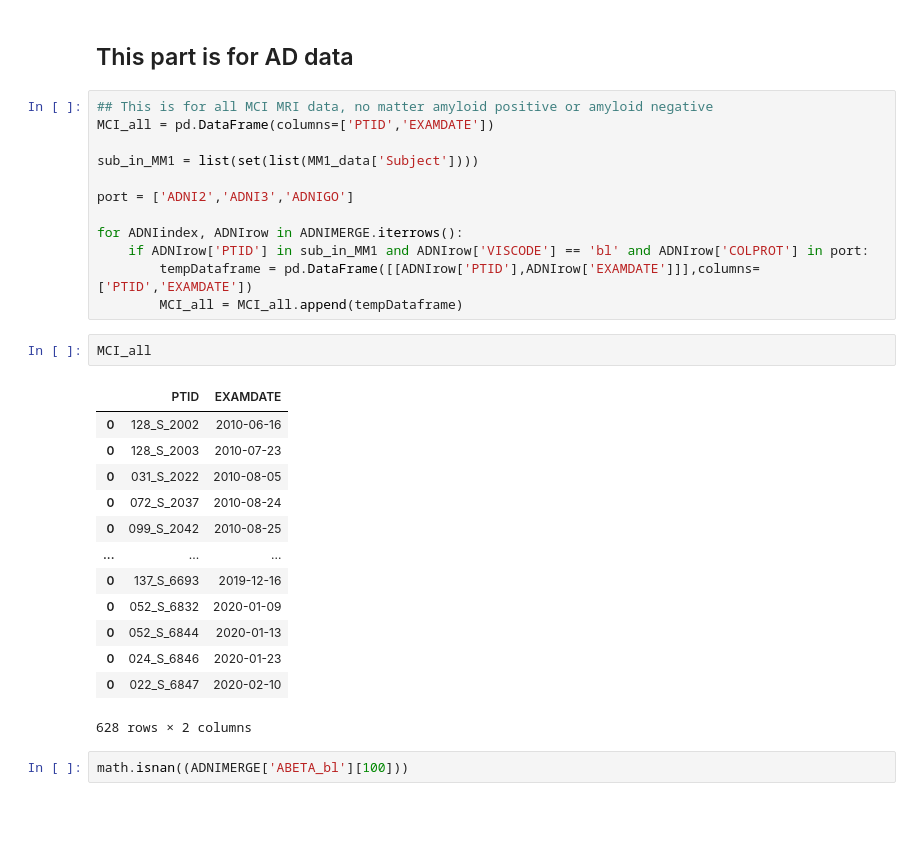
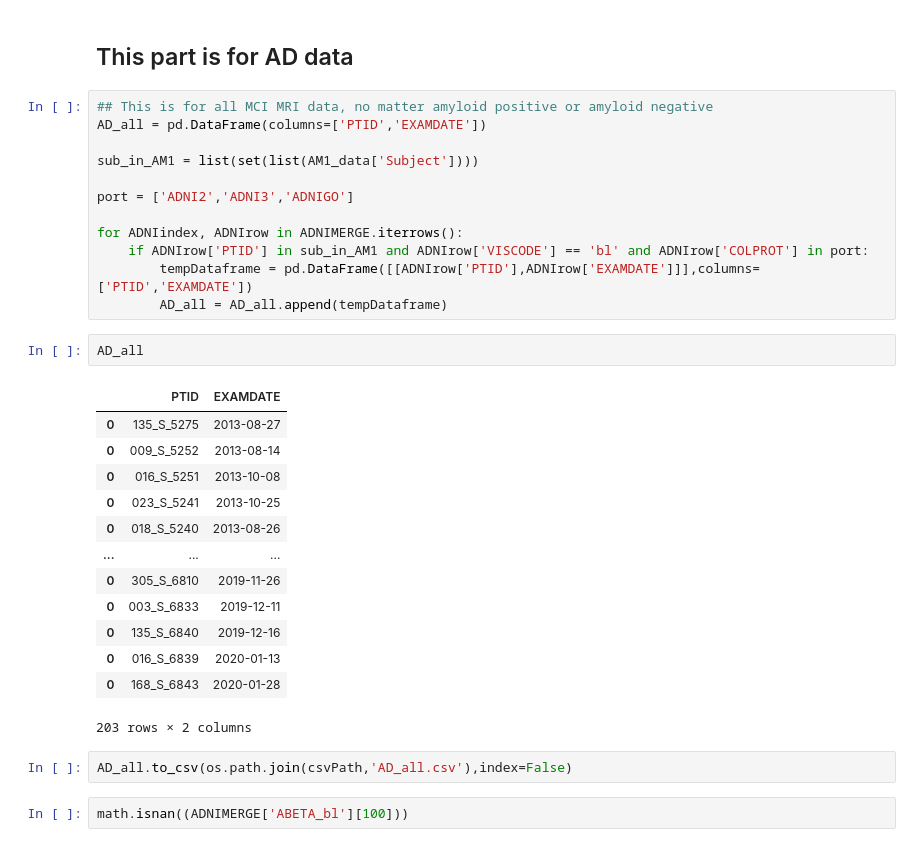
Before and after one commit to ulysses1881826/neuroScript, a Jupyter notebook: makeSpecificPeopleCSV.ipynb, the cells around one changed output. Cells and saved outputs as stored; diff of their text form; blank space fills up the shorter version.

```diff
--- a/makeSpecificPeopleCSV.ipynb
+++ b/makeSpecificPeopleCSV.ipynb
@@ -175,32 +179,34 @@ CN_amyloid_pos
 ## This part is for AD data
 # %%
 ## This is for all MCI MRI data, no matter amyloid positive or amyloid negative
-MCI_all = pd.DataFrame(columns=['PTID','EXAMDATE'])
+AD_all = pd.DataFrame(columns=['PTID','EXAMDATE'])
 
-sub_in_MM1 = list(set(list(MM1_data['Subject'])))
+sub_in_AM1 = list(set(list(AM1_data['Subject'])))
 
 port = ['ADNI2','ADNI3','ADNIGO']
 
 for ADNIindex, ADNIrow in ADNIMERGE.iterrows():
-    if ADNIrow['PTID'] in sub_in_MM1 and ADNIrow['VISCODE'] == 'bl' and ADNIrow['COLPROT'] in port:
+    if ADNIrow['PTID'] in sub_in_AM1 and ADNIrow['VISCODE'] == 'bl' and ADNIrow['COLPROT'] in port:
         tempDataframe = pd.DataFrame([[ADNIrow['PTID'],ADNIrow['EXAMDATE']]],columns=['PTID','EXAMDATE'])
-        MCI_all = MCI_all.append(tempDataframe)
+        AD_all = AD_all.append(tempDataframe)
-# %%
-MCI_all
-# %% [output]
-|  | PTID | EXAMDATE |
-| 0 | 128_S_2002 | 2010-06-16 |
-| 0 | 128_S_2003 | 2010-07-23 |
-| 0 | 031_S_2022 | 2010-08-05 |
-| 0 | 072_S_2037 | 2010-08-24 |
-| 0 | 099_S_2042 | 2010-08-25 |
-| ... | ... | ... |
-| 0 | 137_S_6693 | 2019-12-16 |
-| 0 | 052_S_6832 | 2020-01-09 |
-| 0 | 052_S_6844 | 2020-01-13 |
-| 0 | 024_S_6846 | 2020-01-23 |
-| 0 | 022_S_6847 | 2020-02-10 |
-628 rows × 2 columns
+# %%
+AD_all
+# %% [output]
+|  | PTID | EXAMDATE |
+| 0 | 135_S_5275 | 2013-08-27 |
+| 0 | 009_S_5252 | 2013-08-14 |
+| 0 | 016_S_5251 | 2013-10-08 |
+| 0 | 023_S_5241 | 2013-10-25 |
+| 0 | 018_S_5240 | 2013-08-26 |
+| ... | ... | ... |
+| 0 | 305_S_6810 | 2019-11-26 |
+| 0 | 003_S_6833 | 2019-12-11 |
+| 0 | 135_S_6840 | 2019-12-16 |
+| 0 | 016_S_6839 | 2020-01-13 |
+| 0 | 168_S_6843 | 2020-01-28 |
+203 rows × 2 columns
+# %%
+AD_all.to_csv(os.path.join(csvPath,'AD_all.csv'),index=False)
 # %%
 math.isnan((ADNIMERGE['ABETA_bl'][100]))
 # %% [output]
```
Also changed, not shown: parts of 4 cells of this notebook, 3 other files.
